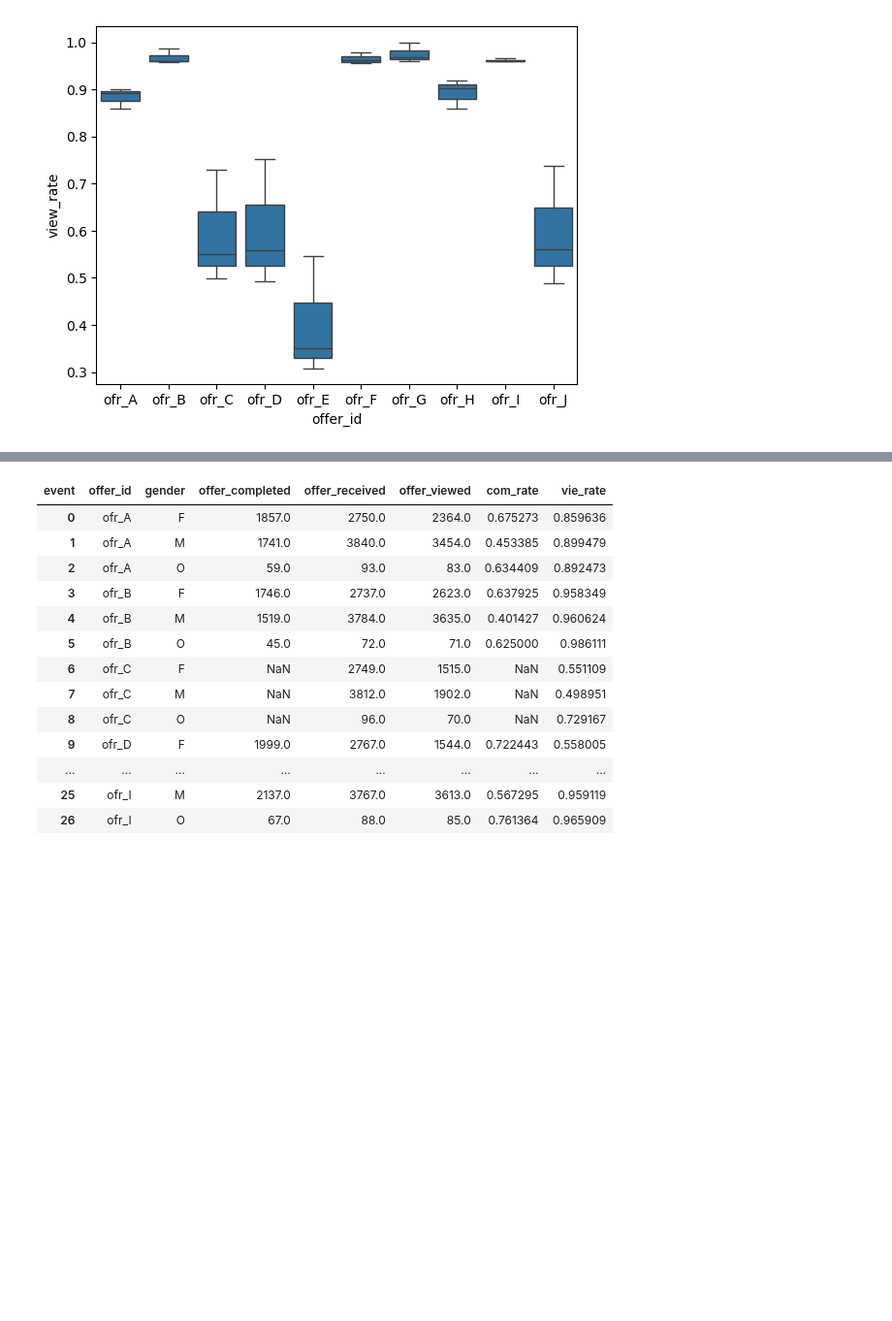
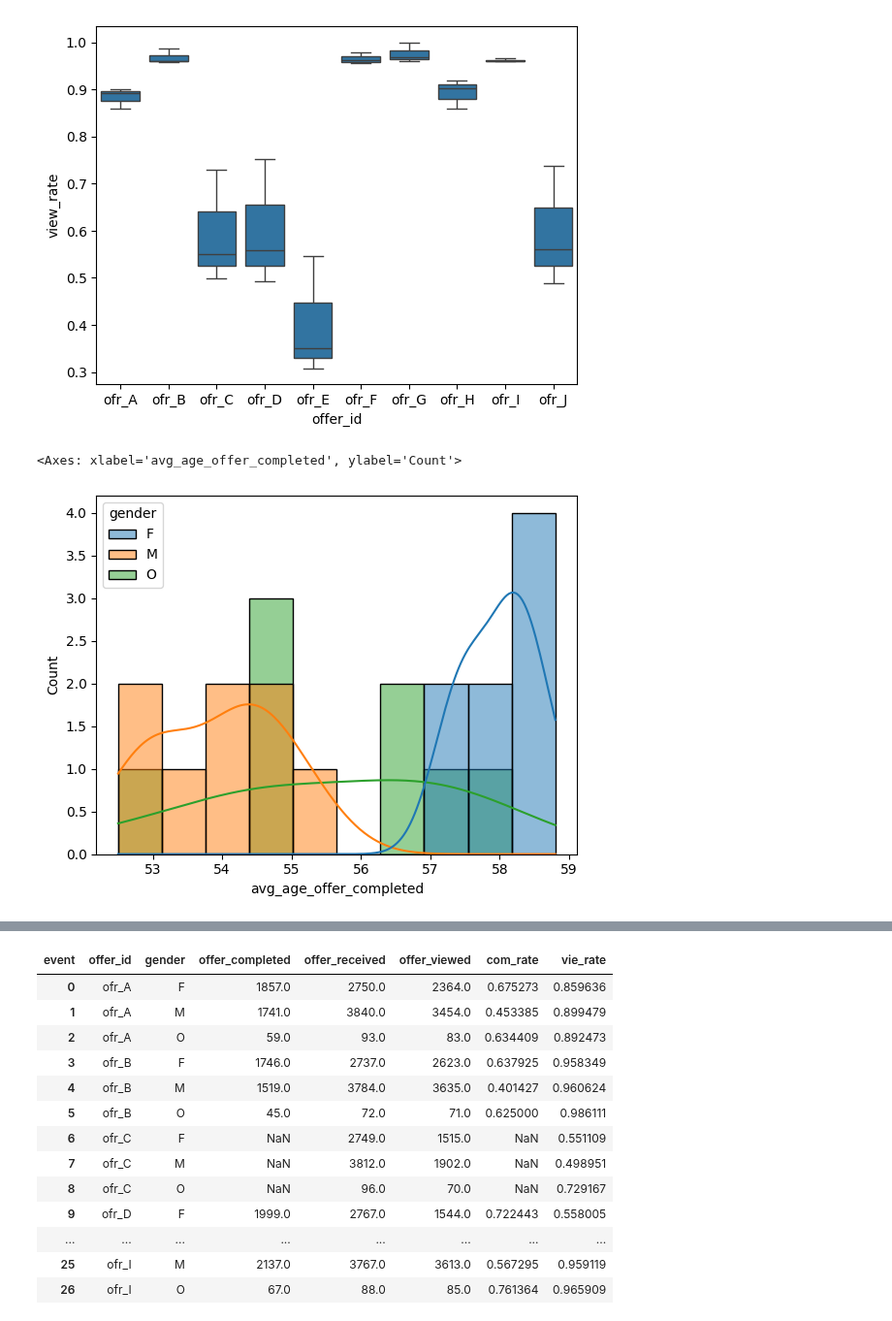
Before and after one commit to Niltonjuniorphd/Starbucks_project, a Jupyter notebook: Starbucks_Capstone_notebook.ipynb, the cells around one changed output, grey strips where cells are left out. Shown at 97% size. Drawn from its saved outputs; the diff is of its cells as text; code cells hidden in the pictures; blank space fills up the shorter version.

```diff
--- a/Starbucks_Capstone_notebook.ipynb
+++ b/Starbucks_Capstone_notebook.ipynb
@@ -539,0 +565,5 @@ event_age[event_age['']]
+# %%
+sns.histplot(data=event_age, x='avg_age_offer_completed', hue='gender', bins=10, kde=True) #[event_age['offer_id'] == 'ofr_A']
+# %% [output]
+<Axes: xlabel='avg_age_offer_completed', ylabel='Count'>
+[figure, added]
```
Also changed, not shown: parts of 4 cells of this notebook.
